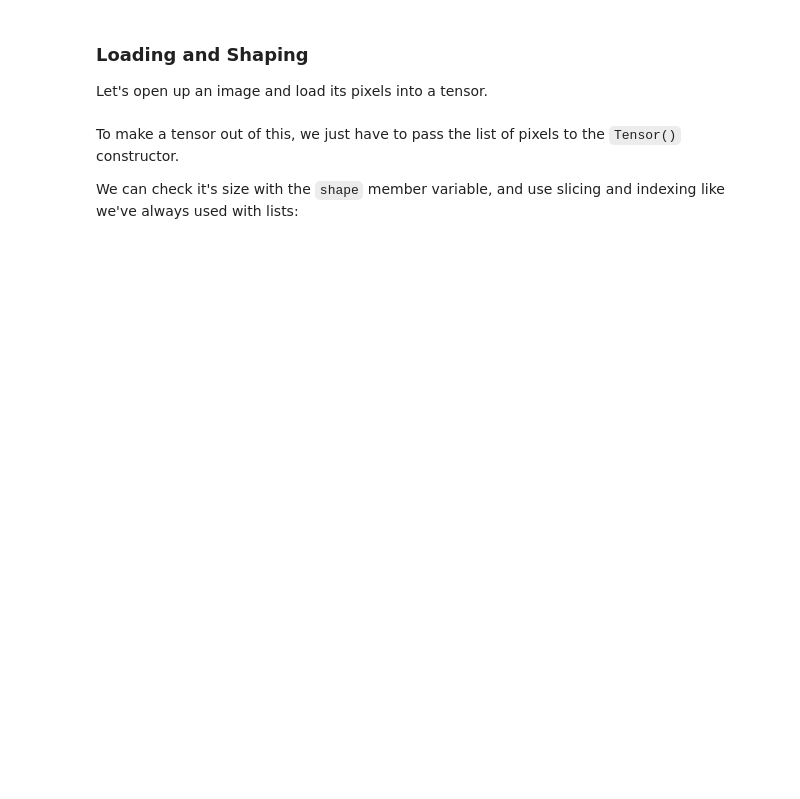
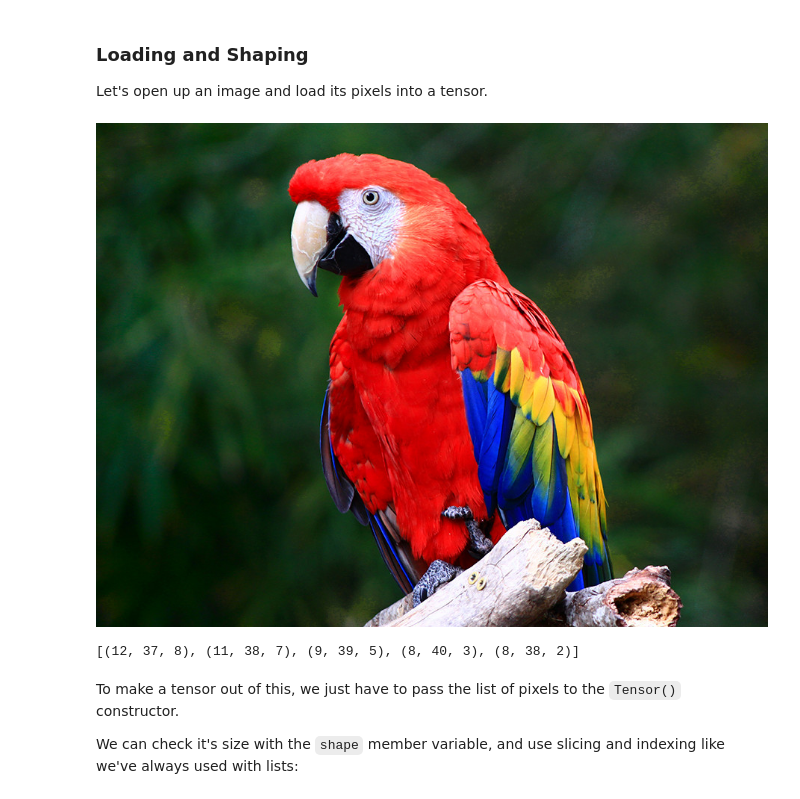
Before and after one commit to idmmachinelearning-ms/week11notes, a Jupyter notebook: WK11-tensors.ipynb, the cells around one changed output. Saved outputs shown, nothing was run; the diff lists cells and outputs as text; code cells hidden in the pictures; blank space fills up the shorter version.

```diff
--- a/WK11-tensors.ipynb
+++ b/WK11-tensors.ipynb
@@ -31,10 +31,13 @@ Let's start by importing them, and taking a look at how to work with multi-dimen
 
 Let's open up an image and load its pixels into a tensor.
 # %%
-mimg = open_image("./data/images/arara.jpg")
+mimg = open_image("./data/image/arara.jpg")
 
 display(mimg)
 print(mimg.pixels[:5])
+# %% [output]
+[figure, added]
+[(12, 37, 8), (11, 38, 7), (9, 39, 5), (8, 40, 3), (8, 38, 2)]
 # %% [markdown]
 To make a tensor out of this, we just have to pass the list of pixels to the `Tensor()` constructor.
 
```
Also changed, not shown: parts of 9 cells of this notebook.
